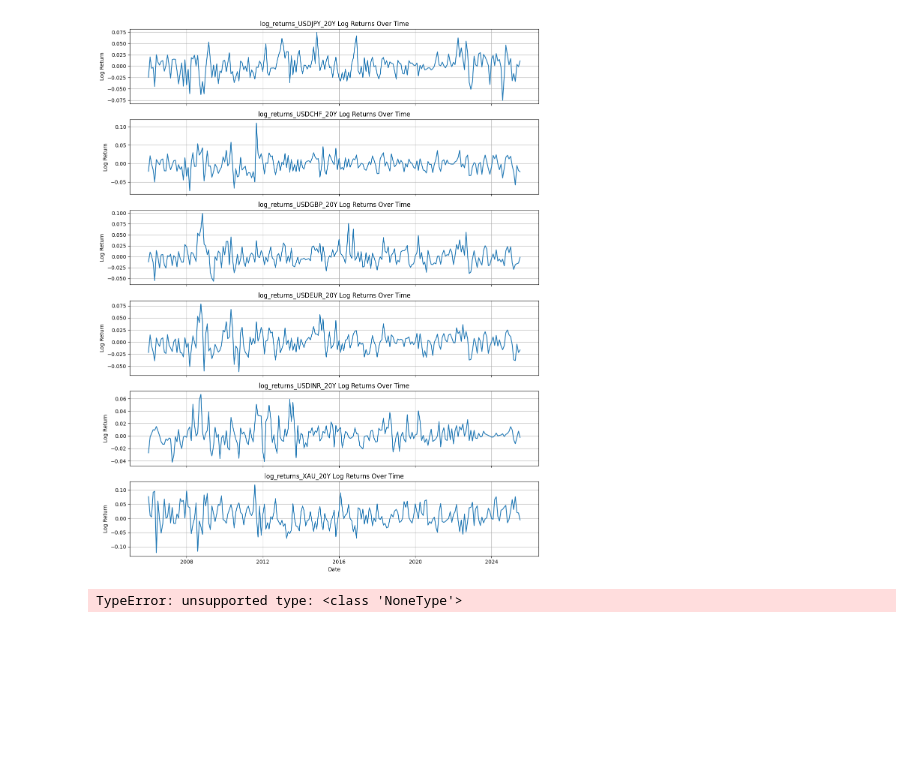
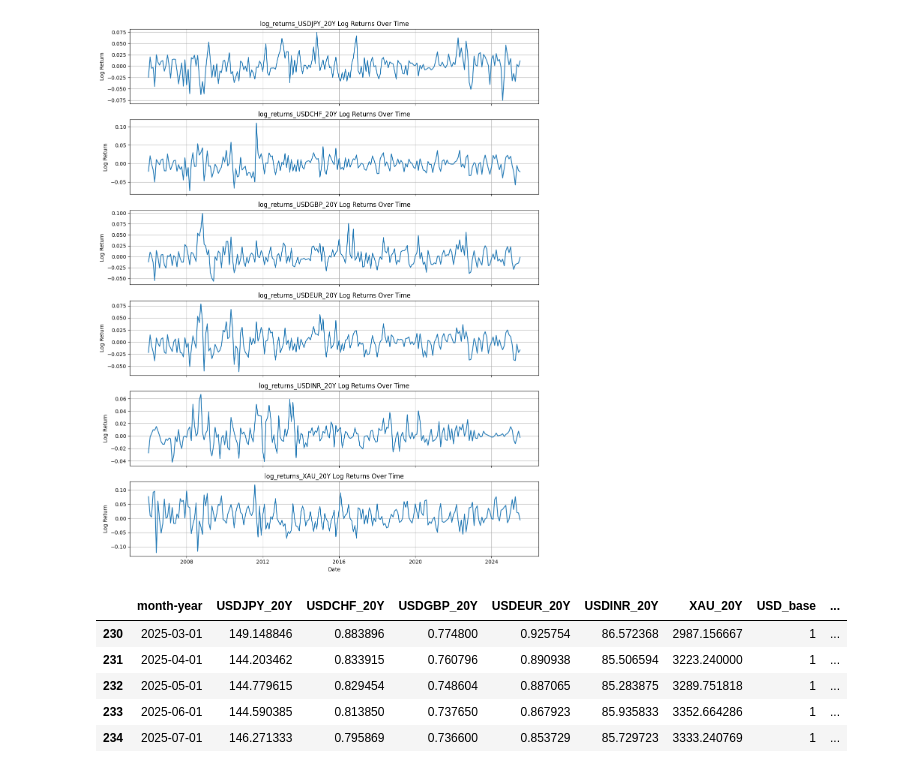
Before and after one commit to Adnan-Anwar-Data-enthusiast/Currency-speculation, a Jupyter notebook: 1. Data cleaning and formatting.ipynb, the cells around one changed output. Cells and saved outputs as stored; diff of their text form; code cells hidden in the pictures; blank space fills up the shorter version.

```diff
--- a/1. Data cleaning and formatting.ipynb
+++ b/1. Data cleaning and formatting.ipynb
@@ -510,14 +509,12 @@ def plot_currency_log_returns(df, currency_cols, date_col='date', log_y=False):
 plot_currency_log_returns(df = merged_df_month_year, currency_cols=log_columns)
 # %% [output]
 [figure]
-# %%
-#correlation matrix
-def correlation_matrx(df):
-    for column in log_columns:
-        correlation_matrix = df[column].corr(method='pearson', other = None)
-        heatmap = sns.heatmap(correlation_matrix, annot=True, cmap='coolwarm')
-        return heatmap
-
-correlation_matrx(merged_df_month_year)
-# %% [output]
-TypeError: unsupported type: <class 'NoneType'>
+# %%
+merged_df_month_year.tail()
+# %% [output]
+|  | month-year | USDJPY_20Y | USDCHF_20Y | USDGBP_20Y | USDEUR_20Y | USDINR_20Y | XAU_20Y | USD_base | ... |
+| 230 | 2025-03-01 | 149.148846 | 0.883896 | 0.774800 | 0.925754 | 86.572368 | 2987.156667 | 1 | ... |
+| 231 | 2025-04-01 | 144.203462 | 0.833915 | 0.760796 | 0.890938 | 85.506594 | 3223.240000 | 1 | ... |
+| 232 | 2025-05-01 | 144.779615 | 0.829454 | 0.748604 | 0.887065 | 85.283875 | 3289.751818 | 1 | ... |
+| 233 | 2025-06-01 | 144.590385 | 0.813850 | 0.737650 | 0.867923 | 85.935833 | 3352.664286 | 1 | ... |
+| 234 | 2025-07-01 | 146.271333 | 0.795869 | 0.736600 | 0.853729 | 85.729723 | 3333.240769 | 1 | ... |
```
Also changed, not shown: parts of 1 cell of this notebook, 1 other file.
